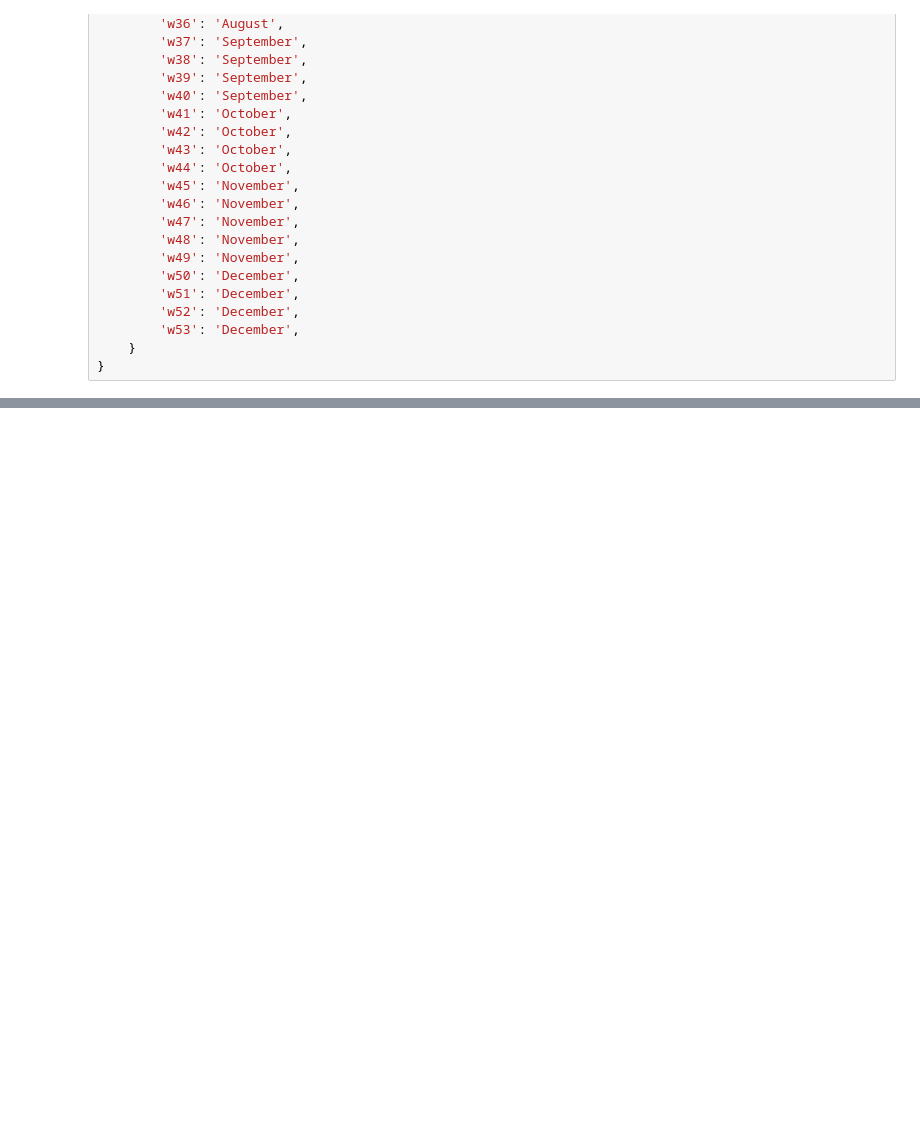
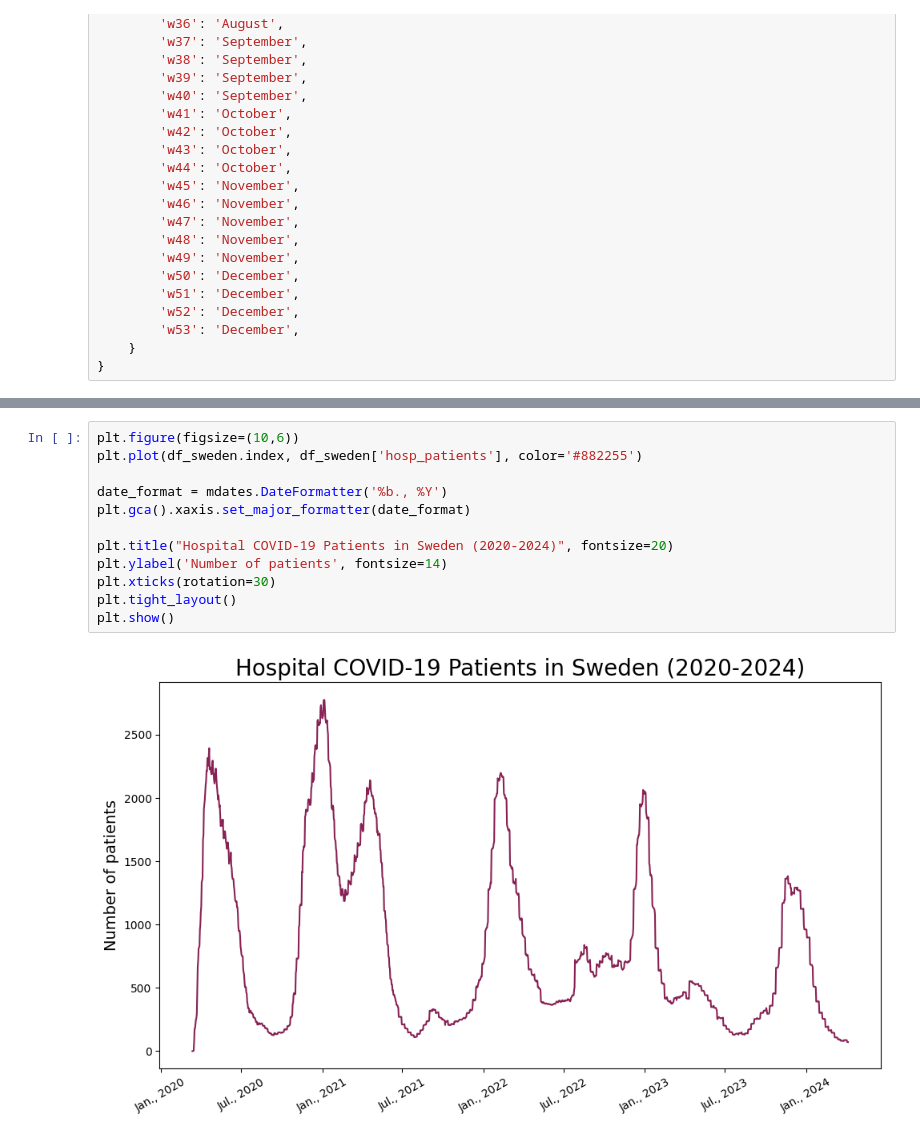
Before and after one commit to jagodatrzeciak/DAV-project, a Jupyter notebook: project.ipynb, the cells around one changed output, grey strips where cells are left out. Drawn from its saved outputs; the diff is of its cells as text; blank space fills up the shorter version.

```diff
--- a/project.ipynb
+++ b/project.ipynb
@@ -240,0 +615,14 @@ weeks_to_months = {
+# %%
+plt.figure(figsize=(10,6))
+plt.plot(df_sweden.index, df_sweden['hosp_patients'], color='#882255')
+
+date_format = mdates.DateFormatter('%b., %Y')
+plt.gca().xaxis.set_major_formatter(date_format)
+
+plt.title("Hospital COVID-19 Patients in Sweden (2020-2024)", fontsize=20)
+plt.ylabel('Number of patients', fontsize=14)
+plt.xticks(rotation=30)
+plt.tight_layout()
+plt.show()
+# %% [output]
+[figure, added]
```
Also changed, not shown: parts of 42 cells of this notebook.
